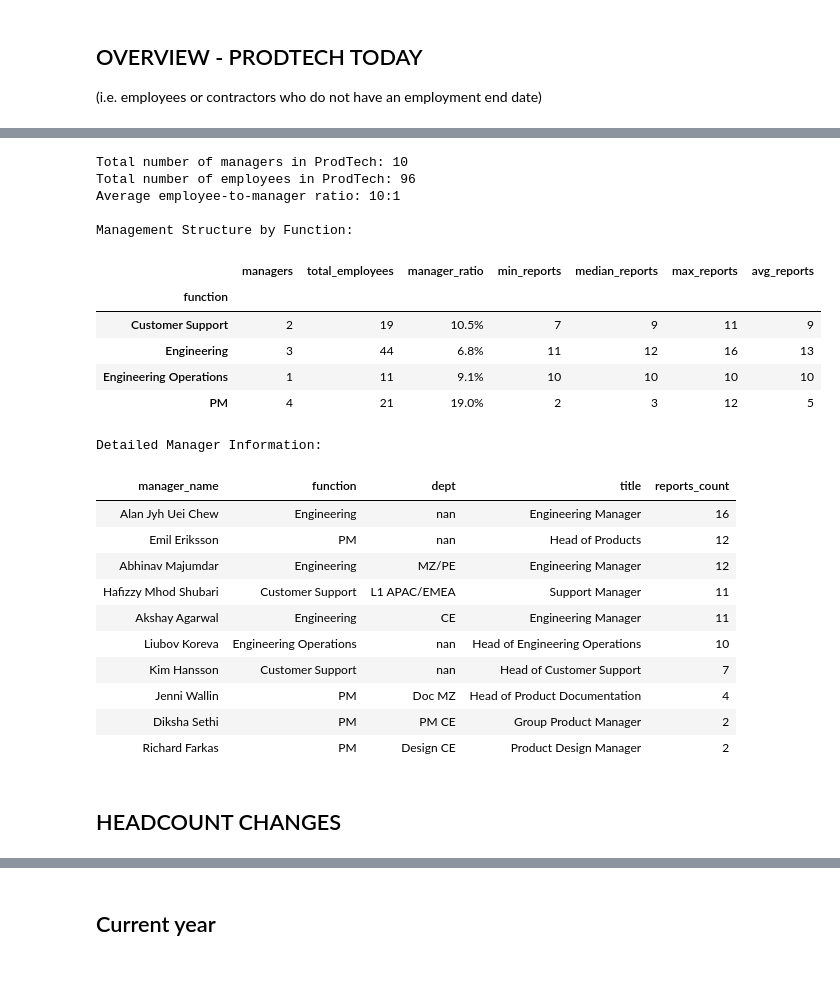
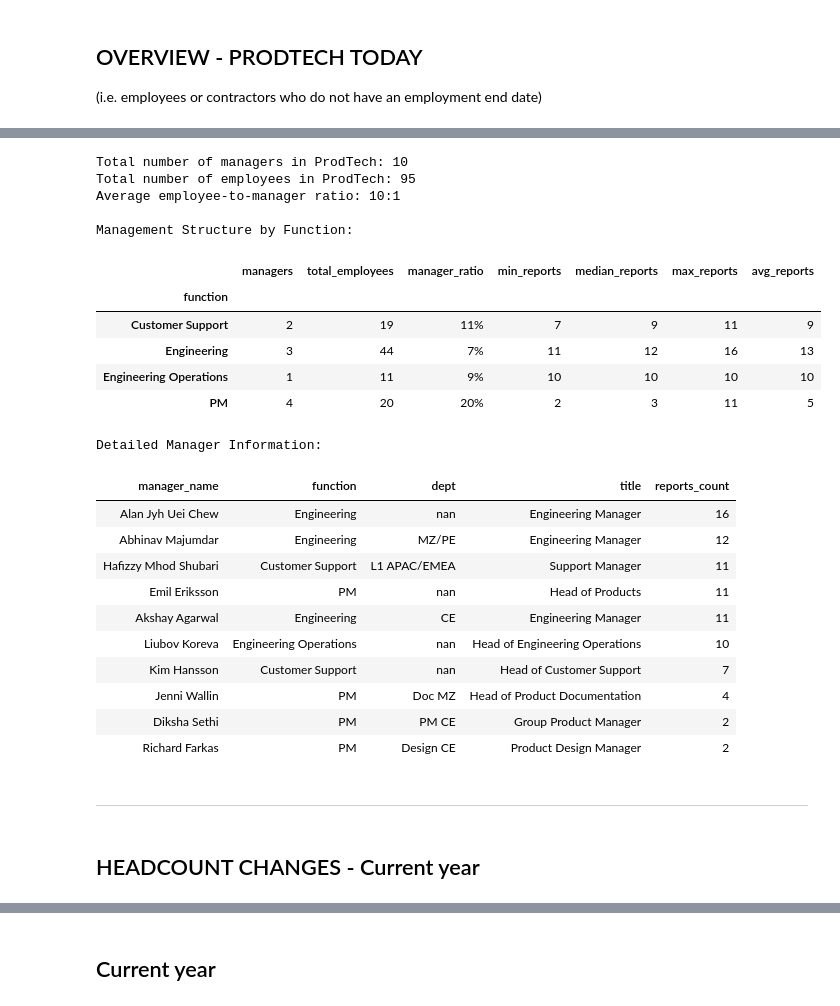
Before and after one commit to demedlher/PRODTECH_INVESTMENTS, a Jupyter notebook: PT-headcount.ipynb, the cells around one changed output, grey strips where cells are left out. Drawn from its saved outputs; the diff is of its cells as text; code cells hidden in the pictures; blank space fills up the shorter version.

```diff
--- a/PT-headcount.ipynb
+++ b/PT-headcount.ipynb
@@ -918,48 +963,50 @@ display(manager_analysis[['managers', 'total_employees', 'manager_ratio', 'min_r
         .format({
             'managers': '{:,.0f}',
             'total_employees': '{:,.0f}',
-            'manager_ratio': '{:.1%}',
+            'manager_ratio': '{:.0%}',
             'min_reports': '{:,.0f}',
             'median_reports': '{:,.0f}',
             'max_reports': '{:,.0f}',
             'avg_reports': '{:,.0f}'
         })
         .highlight_max(subset=['managers', 'max_reports'], color='lightcoral')
         .highlight_min(subset=['min_reports'], color='lightblue')
        )
 
 print("\n\nDetailed Manager Information:")
 display(span_df[['manager_name', 'function', 'dept', 'title', 'reports_count']]
         .sort_values(['reports_count'], ascending=[False])
         .style
         .format({'reports_count': '{:,.0f}'})
         .hide(axis='index')
         .bar(subset=['reports_count'], color='lightgreen')
        )
 # %% [output]
 Total number of managers in ProdTech: 10
-Total number of employees in ProdTech: 96
+Total number of employees in ProdTech: 95
 Average employee-to-manager ratio: 10:1
 
 Management Structure by Function:
 |  | managers | total_employees | manager_ratio | min_reports | median_reports | max_reports | avg_reports |
 | function |  |  |  |  |  |  |  |
-| Customer Support | 2 | 19 | 10.5% | 7 | 9 | 11 | 9 |
-| Engineering | 3 | 44 | 6.8% | 11 | 12 | 16 | 13 |
-| Engineering Operations | 1 | 11 | 9.1% | 10 | 10 | 10 | 10 |
-| PM | 4 | 21 | 19.0% | 2 | 3 | 12 | 5 |
+| Customer Support | 2 | 19 | 11% | 7 | 9 | 11 | 9 |
+| Engineering | 3 | 44 | 7% | 11 | 12 | 16 | 13 |
+| Engineering Operations | 1 | 11 | 9% | 10 | 10 | 10 | 10 |
+| PM | 4 | 20 | 20% | 2 | 3 | 11 | 5 |
 Detailed Manager Information:
 | manager_name | function | dept | title | reports_count |
 | Alan Jyh Uei Chew | Engineering | nan | Engineering Manager | 16 |
-| Emil Eriksson | PM | nan | Head of Products | 12 |
 | Abhinav Majumdar | Engineering | MZ/PE | Engineering Manager | 12 |
 | Hafizzy Mhod Shubari | Customer Support | L1 APAC/EMEA | Support Manager | 11 |
+| Emil Eriksson | PM | nan | Head of Products | 11 |
 | Akshay Agarwal | Engineering | CE | Engineering Manager | 11 |
 | Liubov Koreva | Engineering Operations | nan | Head of Engineering Operations | 10 |
 | Kim Hansson | Customer Support | nan | Head of Customer Support | 7 |
 | Jenni Wallin | PM | Doc MZ | Head of Product Documentation | 4 |
 | Diksha Sethi | PM | PM CE | Group Product Manager | 2 |
 | Richard Farkas | PM | Design CE | Product Design Manager | 2 |
+# %% [markdown]
+<hr style="page-break-after: always;"/>
 # %% [markdown]
-## HEADCOUNT CHANGES
+## HEADCOUNT CHANGES - Current year
 # %%
```
Also changed, not shown: parts of 19 cells of this notebook, 1 other file.
